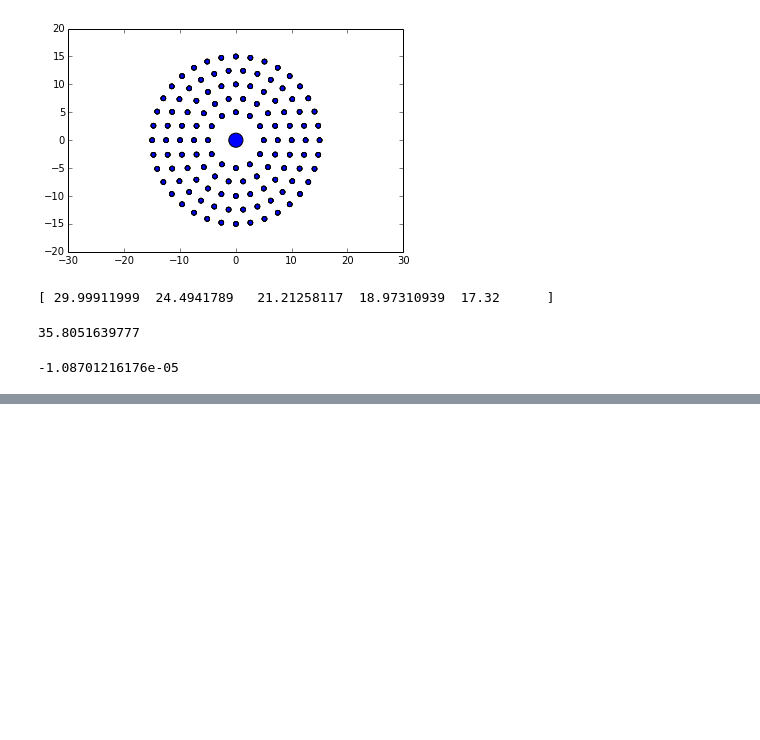
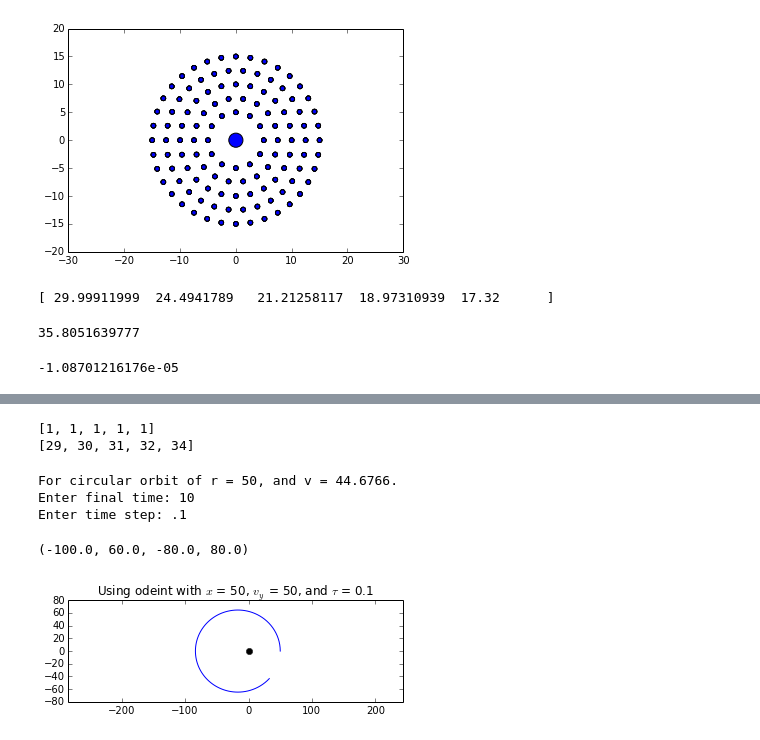
Before and after one commit to dclove202/PHYS202-S14, a Jupyter notebook: GalaxyProject/GalaxyScratch.ipynb, the cells around one changed output, grey strips where cells are left out. Saved outputs shown, nothing was run; the diff lists cells and outputs as text; code cells hidden in the pictures; blank space fills up the shorter version.

Commit message:
Last minute orbit codes

```diff
--- a/GalaxyProject/GalaxyScratch.ipynb
+++ b/GalaxyProject/GalaxyScratch.ipynb
@@ -319,0 +442,80 @@ print -1.08701216176e-05
+# %%
+print r
+print v0
+# %% [output]
+[1, 1, 1, 1, 1]
+[29, 30, 31, 32, 34]
+# %%
+"""
+kepler.py
+Script to solve the orbit problem using the scipy.integrate.odeint().
+"""
+
+## Import needed modules
+from pylab import *
+from scipy.integrate import odeint
+G = 4.99*10**-8 # define G for convenience.
+M = 10*10**11
+S = M
+## Set initial position and speed of satellite.
+# Compute and display some values for a circular orbit to help decide
+# on initial conditions.
+Ro = 50   # Radius of the orbit
+G = 4.99*10**-8   # mass of the central mass
+
+v =sqrt(G*(M+S)/Ro) # v assuming circular orbit
+
+# Get initial position and speed.
+print("For circular orbit of r = %g, and v = %g." % (Ro,v))
+x0 = Ro
+vy0 = 50
+
+## Set initial conditions and define needed array.
+X0 = [ x0, 0, 0, vy0]       # set initial state of the system
+t0 = 0.
+tf = input("Enter final time: ")
+tau = input("Enter time step: ")
+t = arange(t0,tf,tau)   # create time array starting at t0,
+                        # ending at tf with a spacing tau
+
+## Define function to return f(X,t)
+def f_func(state,time):
+    f=zeros(4)
+    f[0] = state[2]
+    f[1] = state[3]
+    r = sqrt(state[0]**2 + state[1]**2)
+    f[2] = -(G*(M+S)*state[0])/r**3
+    f[3] = -(G*(M+S)*state[1])/r**3
+    return f
+
+## Solve the ODE with odeint
+X = odeint(f_func,X0,t) # returns an 2-dimensional array with
+                        # the first index specifying the time
+                        # and the second index specifying the
+                        # component of the state vector
+
+x = X[:,0]  # Giving a ':' as the index specifies all of the
+            # elements for that index so
+y = X[:,1]  # x, y, vx, and vy are arrays that specify their
+vx = X[:,2] # values at any given time index
+vy = X[:,3]
+
+## Plot the results
+figure(1)
+clf()
+
+# Plot the orbit
+subplot(2,1,1)
+title(r'Using odeint with $x$ = %g, $v_y$ = %g, and $\tau$ = %g' \
+      % (x0,vy0,tau))
+plot(x,y)
+centerx = 0.
+centery = 0.
+plot(centerx,centery,'ko')
+axis('equal')
+# %% [output]
+For circular orbit of r = 50, and v = 44.6766.
+Enter final time: 10
+Enter time step: .1
+(-100.0, 60.0, -80.0, 80.0)
+[figure, added]
```
Also changed, not shown: parts of 21 cells of this notebook, 7 other files.
